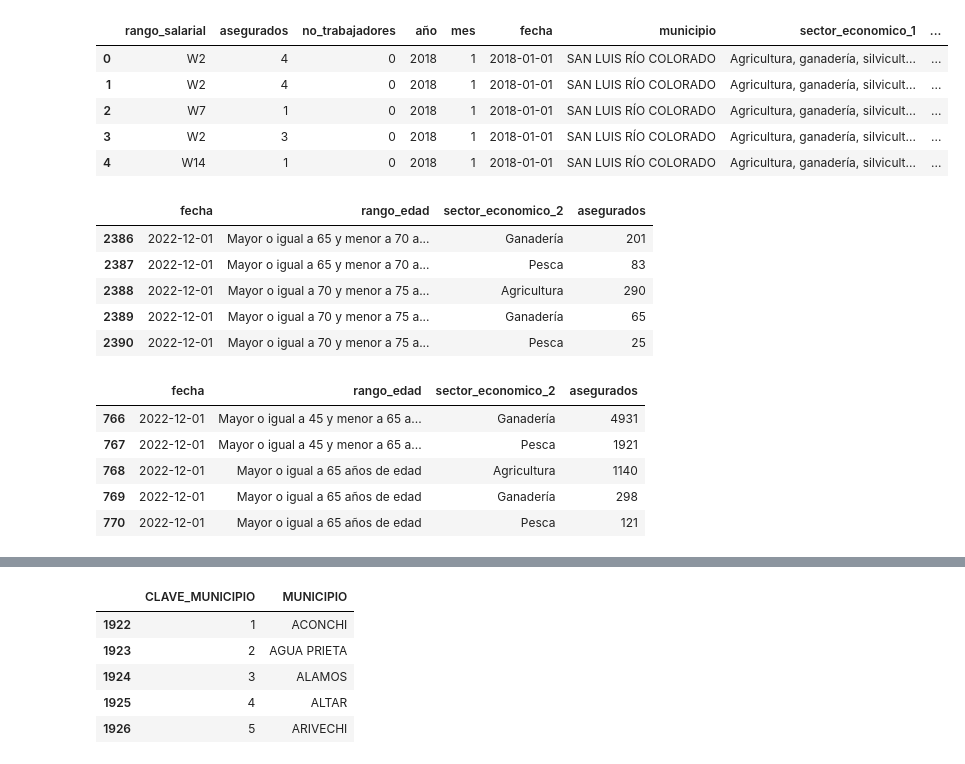
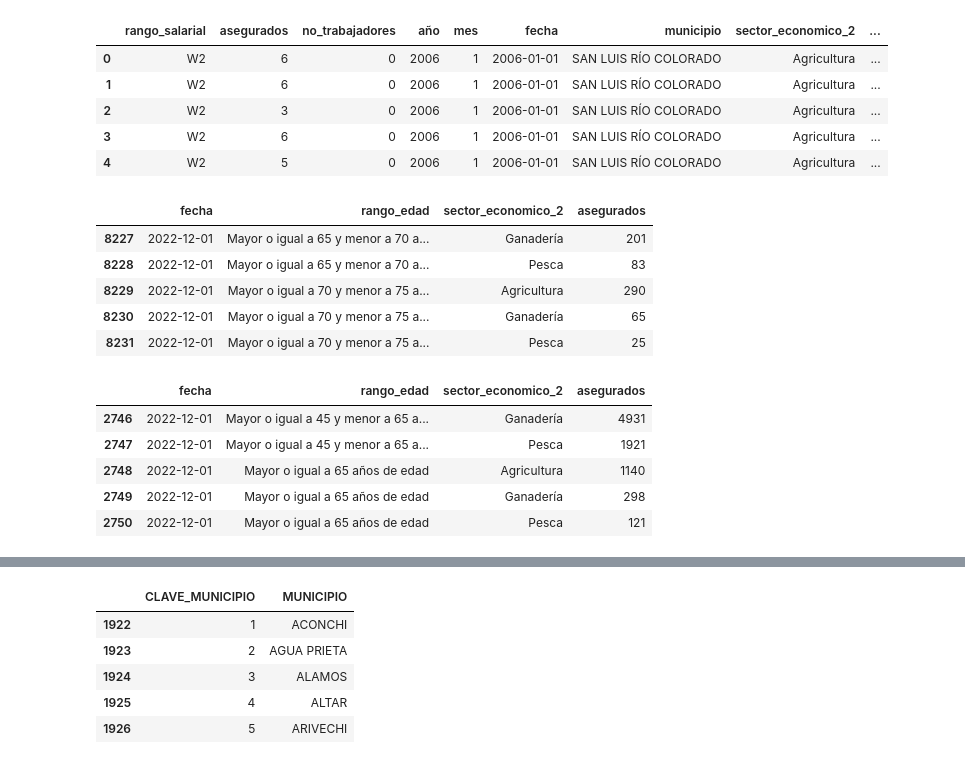
Before and after one commit to empleo-inducido/Trabajos_Generados, a Jupyter notebook: angel.ipynb, the cells around one changed output, grey strips where cells are left out. Saved outputs shown, nothing was run; the diff lists cells and outputs as text; code cells hidden in the pictures.

```diff
--- a/angel.ipynb
+++ b/angel.ipynb
@@ -2,26 +2,26 @@
 import pandas as pd
 import plotly.express as px
 # %%
-imss = pd.read_csv('data/tidy_imss.csv')
+imss = pd.read_csv('tidy/tidy_imss.csv')
 imss.head()
 # %% [output]
-|  | rango_salarial | asegurados | no_trabajadores | año | mes | fecha | municipio | sector_economico_1 | ... |
-| 0 | W2 | 4 | 0 | 2018 | 1 | 2018-01-01 | SAN LUIS RÍO COLORADO | Agricultura, ganadería, silvicult... | ... |
-| 1 | W2 | 4 | 0 | 2018 | 1 | 2018-01-01 | SAN LUIS RÍO COLORADO | Agricultura, ganadería, silvicult... | ... |
-| 2 | W7 | 1 | 0 | 2018 | 1 | 2018-01-01 | SAN LUIS RÍO COLORADO | Agricultura, ganadería, silvicult... | ... |
-| 3 | W2 | 3 | 0 | 2018 | 1 | 2018-01-01 | SAN LUIS RÍO COLORADO | Agricultura, ganadería, silvicult... | ... |
-| 4 | W14 | 1 | 0 | 2018 | 1 | 2018-01-01 | SAN LUIS RÍO COLORADO | Agricultura, ganadería, silvicult... | ... |
+|  | rango_salarial | asegurados | no_trabajadores | año | mes | fecha | municipio | sector_economico_2 | ... |
+| 0 | W2 | 6 | 0 | 2006 | 1 | 2006-01-01 | SAN LUIS RÍO COLORADO | Agricultura | ... |
+| 1 | W2 | 6 | 0 | 2006 | 1 | 2006-01-01 | SAN LUIS RÍO COLORADO | Agricultura | ... |
+| 2 | W2 | 3 | 0 | 2006 | 1 | 2006-01-01 | SAN LUIS RÍO COLORADO | Agricultura | ... |
+| 3 | W2 | 6 | 0 | 2006 | 1 | 2006-01-01 | SAN LUIS RÍO COLORADO | Agricultura | ... |
+| 4 | W2 | 5 | 0 | 2006 | 1 | 2006-01-01 | SAN LUIS RÍO COLORADO | Agricultura | ... |
 # %%
 # Grafica de lineas que explica la generacion de empleos para cada sector economico dependiendo el rango de edad a traves del tiempo
 empleos = imss[['fecha', 'rango_edad', 'sector_economico_2', 'asegurados']].groupby(['fecha', 'rango_edad', 'sector_economico_2']).sum().reset_index()
 empleos.tail()
 # %% [output]
 |  | fecha | rango_edad | sector_economico_2 | asegurados |
-| 2386 | 2022-12-01 | Mayor o igual a 65 y menor a 70 a... | Ganadería | 201 |
-| 2387 | 2022-12-01 | Mayor o igual a 65 y menor a 70 a... | Pesca | 83 |
-| 2388 | 2022-12-01 | Mayor o igual a 70 y menor a 75 a... | Agricultura | 290 |
-| 2389 | 2022-12-01 | Mayor o igual a 70 y menor a 75 a... | Ganadería | 65 |
-| 2390 | 2022-12-01 | Mayor o igual a 70 y menor a 75 a... | Pesca | 25 |
+| 8227 | 2022-12-01 | Mayor o igual a 65 y menor a 70 a... | Ganadería | 201 |
+| 8228 | 2022-12-01 | Mayor o igual a 65 y menor a 70 a... | Pesca | 83 |
+| 8229 | 2022-12-01 | Mayor o igual a 70 y menor a 75 a... | Agricultura | 290 |
+| 8230 | 2022-12-01 | Mayor o igual a 70 y menor a 75 a... | Ganadería | 65 |
+| 8231 | 2022-12-01 | Mayor o igual a 70 y menor a 75 a... | Pesca | 25 |
 # %%
 # Definir el mapeo de reetiquetado
 mapeo = {'Mayor o igual a 15 y menor a 20 años de edad': 'Mayor o igual a 15 y menor a 25 años de edad',
@@ -45,11 +45,11 @@ empleos = empleos.groupby(['fecha', 'rango_edad', 'sector_economico_2']).sum().r
 empleos.tail()
 # %% [output]
 |  | fecha | rango_edad | sector_economico_2 | asegurados |
-| 766 | 2022-12-01 | Mayor o igual a 45 y menor a 65 a... | Ganadería | 4931 |
-| 767 | 2022-12-01 | Mayor o igual a 45 y menor a 65 a... | Pesca | 1921 |
-| 768 | 2022-12-01 | Mayor o igual a 65 años de edad | Agricultura | 1140 |
-| 769 | 2022-12-01 | Mayor o igual a 65 años de edad | Ganadería | 298 |
-| 770 | 2022-12-01 | Mayor o igual a 65 años de edad | Pesca | 121 |
+| 2746 | 2022-12-01 | Mayor o igual a 45 y menor a 65 a... | Ganadería | 4931 |
+| 2747 | 2022-12-01 | Mayor o igual a 45 y menor a 65 a... | Pesca | 1921 |
+| 2748 | 2022-12-01 | Mayor o igual a 65 años de edad | Agricultura | 1140 |
+| 2749 | 2022-12-01 | Mayor o igual a 65 años de edad | Ganadería | 298 |
+| 2750 | 2022-12-01 | Mayor o igual a 65 años de edad | Pesca | 121 |
 # %%
 # Grafica de lineas para cada sector economico dependiendo la edad a traves del tiempo
 fig = px.line(empleos, x='fecha', y='asegurados', color='rango_edad', facet_col='sector_economico_2', facet_col_wrap=1, title='Asegurados por sector económico y rango de edad')
```
Also changed, not shown: parts of 4 cells of this notebook, 1 other file.
